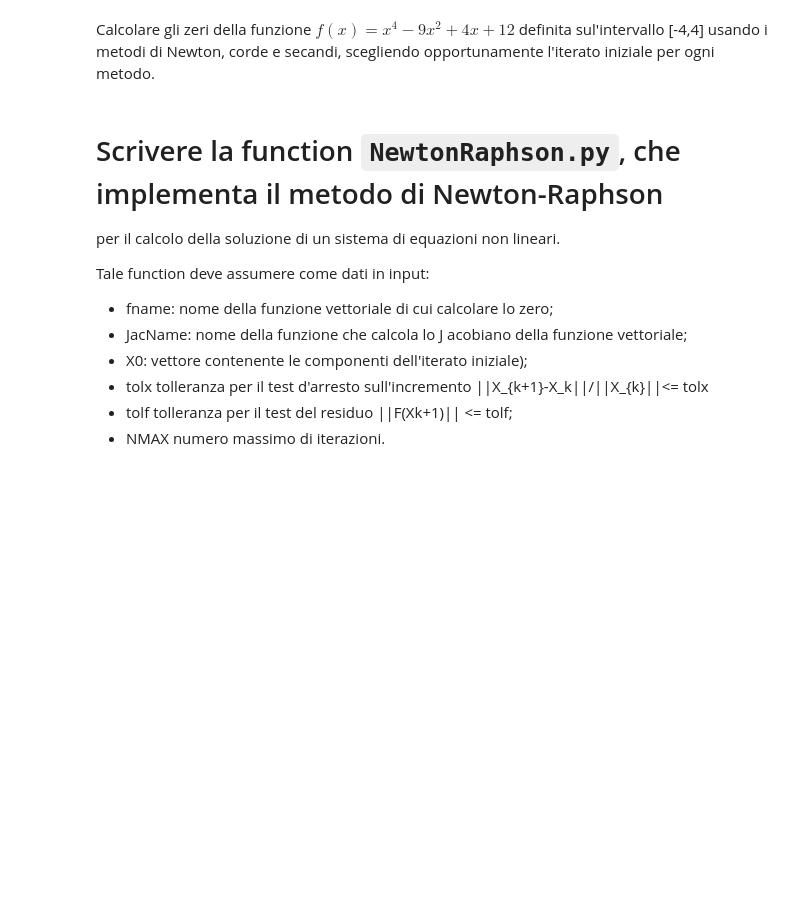
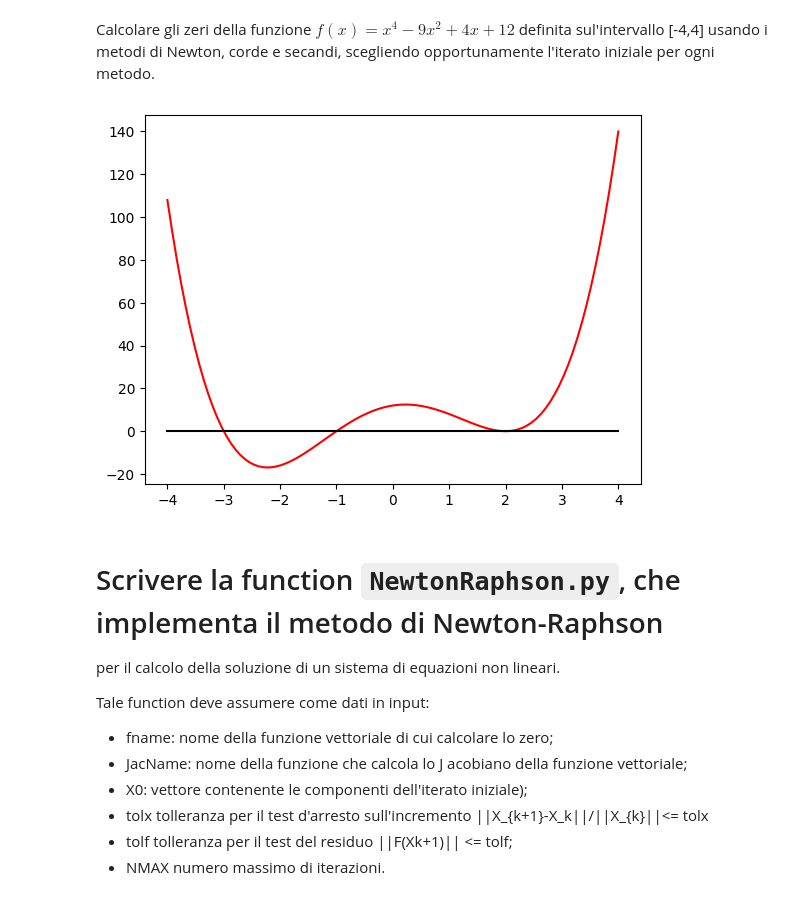
Before and after one commit to lspita/unibo-metodi-numerici-ia, a Jupyter notebook: lab07/Laboratorio7.ipynb, the cells around one changed output. Saved outputs shown, nothing was run; the diff lists cells and outputs as text; code cells hidden in the pictures; blank space fills up the shorter version.

```diff
--- a/lab07/Laboratorio7.ipynb
+++ b/lab07/Laboratorio7.ipynb
@@ -17,5 +328,25 @@ Calcolare l'ordine di ciascun metodo.
 # %% [markdown]
 Calcolare gli zeri della funzione $f(x)=x^4-9x^2+4x+12$ definita sul'intervallo [-4,4] usando i metodi di Newton, corde e secandi, scegliendo opportunamente l'iterato iniziale per ogni metodo.
+# %%
+import sympy as sym
+import numpy as np
+import matplotlib.pyplot as plt
+
+a = -4
+b = 4
+
+x = sym.symbols("x")
+f = x**4 -9*x**2 +4*x +12
+df = sym.diff(f, x, 1)
+f_n = sym.lambdify(x, f, np)
+df_n = sym.lambdify(x, df, np)
+
+xx = np.linspace(a, b, 100)
+plt.plot(xx, f_n(xx), "r")
+plt.plot(xx, np.zeros_like(xx), "black")
+plt.show()
+# %% [output]
+[figure, added]
 # %% [markdown]
 # Scrivere la function `NewtonRaphson.py`, che implementa il metodo di Newton-Raphson
 per il calcolo della soluzione di un sistema di equazioni non lineari.
```
Also changed, not shown: parts of 3 cells of this notebook, 2 other files.
